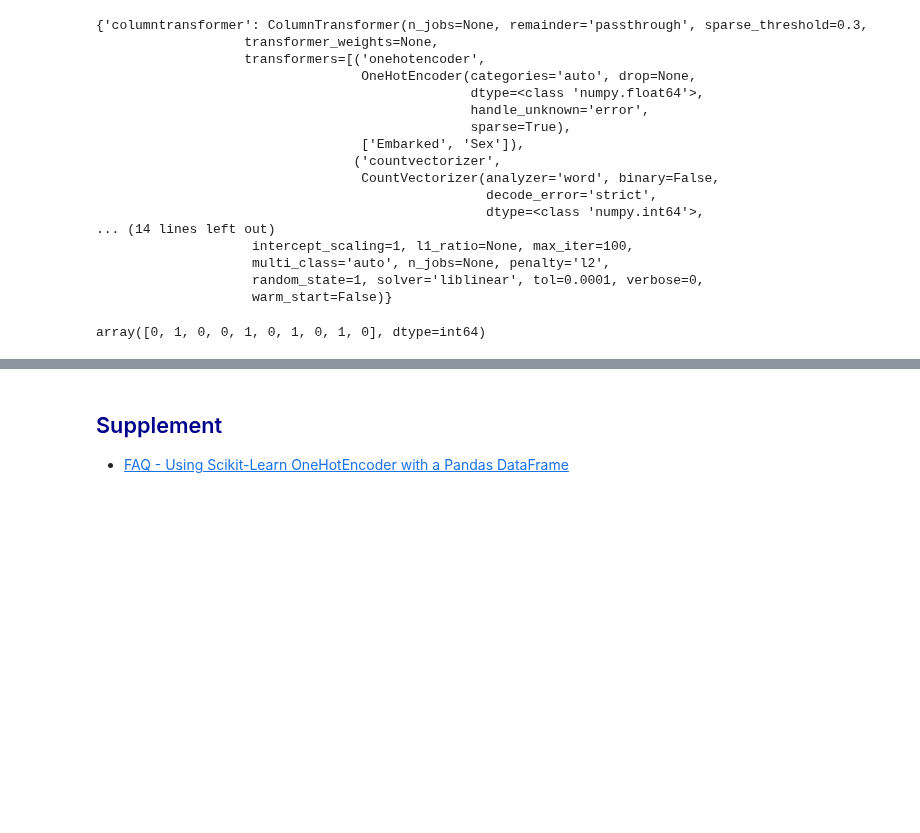
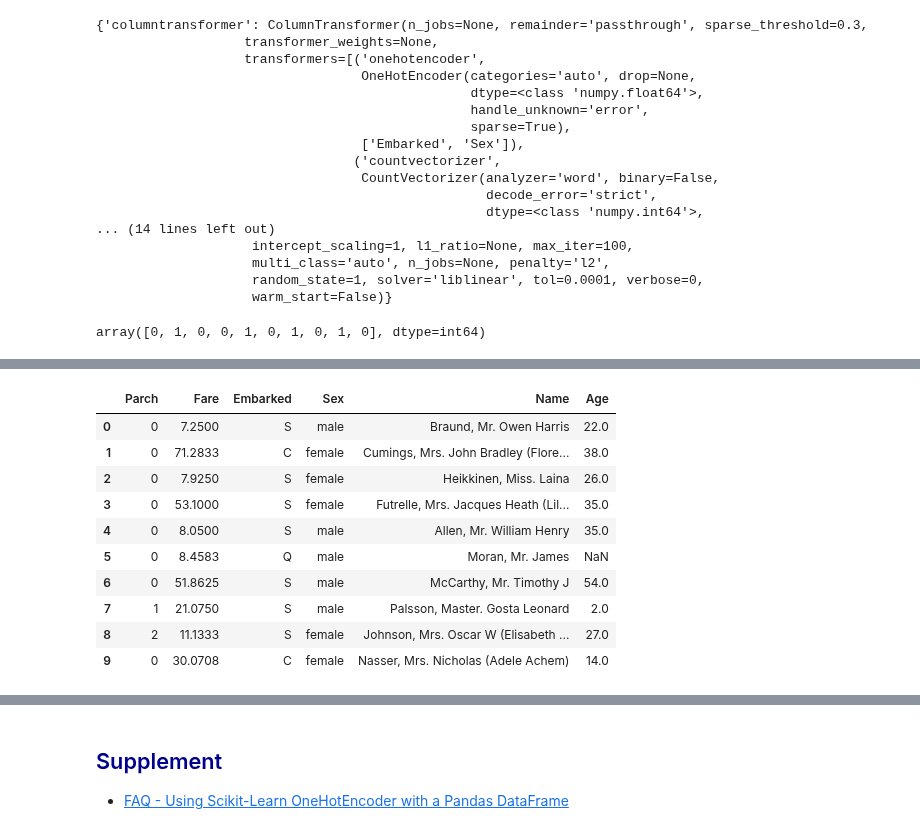
Before and after one commit to johnklee/ml_articles, a Jupyter notebook: dataschool/20200423_BuildingAnEffectiveMLWorkflowWithScikit-learn/sklearn_workflow.ipynb, the cells around one changed output, grey strips where cells are left out. Drawn from its saved outputs; the diff is of its cells as text; code cells hidden in the pictures; blank space fills up the shorter version.

```diff
--- a/dataschool/20200423_BuildingAnEffectiveMLWorkflowWithScikit-learn/sklearn_workflow.ipynb
+++ b/dataschool/20200423_BuildingAnEffectiveMLWorkflowWithScikit-learn/sklearn_workflow.ipynb
@@ -490,0 +509,16 @@ array([0, 1, 0, 0, 1, 0, 1, 0, 1, 0], dtype=int64)
+# %%
+cols = ['Parch', 'Fare', 'Embarked', 'Sex', 'Name', 'Age']
+X = df[cols]
+X
+# %% [output]
+|  | Parch | Fare | Embarked | Sex | Name | Age |
+| 0 | 0 | 7.2500 | S | male | Braund, Mr. Owen Harris | 22.0 |
+| 1 | 0 | 71.2833 | C | female | Cumings, Mrs. John Bradley (Flore... | 38.0 |
+| 2 | 0 | 7.9250 | S | female | Heikkinen, Miss. Laina | 26.0 |
+| 3 | 0 | 53.1000 | S | female | Futrelle, Mrs. Jacques Heath (Lil... | 35.0 |
+| 4 | 0 | 8.0500 | S | male | Allen, Mr. William Henry | 35.0 |
+| 5 | 0 | 8.4583 | Q | male | Moran, Mr. James | NaN |
+| 6 | 0 | 51.8625 | S | male | McCarthy, Mr. Timothy J | 54.0 |
+| 7 | 1 | 21.0750 | S | male | Palsson, Master. Gosta Leonard | 2.0 |
+| 8 | 2 | 11.1333 | S | female | Johnson, Mrs. Oscar W (Elisabeth ... | 27.0 |
+| 9 | 0 | 30.0708 | C | female | Nasser, Mrs. Nicholas (Adele Achem) | 14.0 |
```
Also changed, not shown: parts of 53 cells of this notebook, 1 other file.
